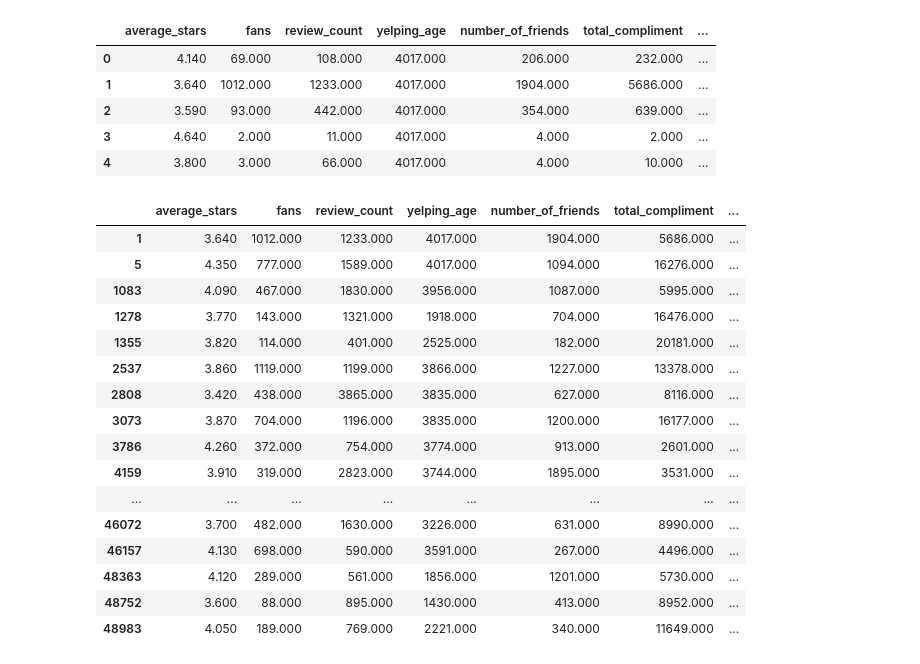
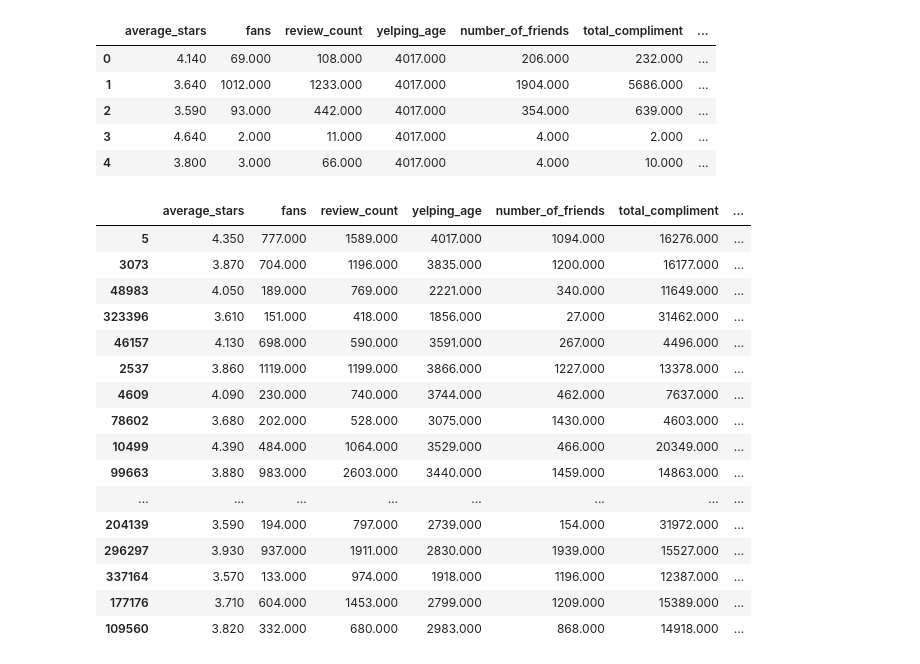
Before and after one commit to karissananetta/Nanetta_K_DAT24_final, a Jupyter notebook: nanette_notebook3_unsupervised.ipynb, the cells around one changed output. Saved outputs shown, nothing was run; the diff lists cells and outputs as text; code cells hidden in the pictures.

```diff
--- a/nanette_notebook3_unsupervised.ipynb
+++ b/nanette_notebook3_unsupervised.ipynb
@@ -382,24 +382,24 @@ full_matrix2.head()
 | 3 | 4.640 | 2.000 | 11.000 | 4017.000 | 4.000 | 2.000 | ... |
 | 4 | 3.800 | 3.000 | 66.000 | 4017.000 | 4.000 | 10.000 | ... |
 # %%
-full_matrix2[full_matrix2.segments == 2].head(50)
+full_matrix2[(full_matrix2.segments == 2) & (full_matrix2.num_reviews_before_user_review < 50)].head(168).sort('num_reviews_before_user_review')
 # %% [output]
 |  | average_stars | fans | review_count | yelping_age | number_of_friends | total_compliment | ... |
-| 1 | 3.640 | 1012.000 | 1233.000 | 4017.000 | 1904.000 | 5686.000 | ... |
 | 5 | 4.350 | 777.000 | 1589.000 | 4017.000 | 1094.000 | 16276.000 | ... |
-| 1083 | 4.090 | 467.000 | 1830.000 | 3956.000 | 1087.000 | 5995.000 | ... |
-| 1278 | 3.770 | 143.000 | 1321.000 | 1918.000 | 704.000 | 16476.000 | ... |
-| 1355 | 3.820 | 114.000 | 401.000 | 2525.000 | 182.000 | 20181.000 | ... |
+| 3073 | 3.870 | 704.000 | 1196.000 | 3835.000 | 1200.000 | 16177.000 | ... |
+| 48983 | 4.050 | 189.000 | 769.000 | 2221.000 | 340.000 | 11649.000 | ... |
+| 323396 | 3.610 | 151.000 | 418.000 | 1856.000 | 27.000 | 31462.000 | ... |
+| 46157 | 4.130 | 698.000 | 590.000 | 3591.000 | 267.000 | 4496.000 | ... |
 | 2537 | 3.860 | 1119.000 | 1199.000 | 3866.000 | 1227.000 | 13378.000 | ... |
-| 2808 | 3.420 | 438.000 | 3865.000 | 3835.000 | 627.000 | 8116.000 | ... |
-| 3073 | 3.870 | 704.000 | 1196.000 | 3835.000 | 1200.000 | 16177.000 | ... |
-| 3786 | 4.260 | 372.000 | 754.000 | 3774.000 | 913.000 | 2601.000 | ... |
-| 4159 | 3.910 | 319.000 | 2823.000 | 3744.000 | 1895.000 | 3531.000 | ... |
+| 4609 | 4.090 | 230.000 | 740.000 | 3744.000 | 462.000 | 7637.000 | ... |
+| 78602 | 3.680 | 202.000 | 528.000 | 3075.000 | 1430.000 | 4603.000 | ... |
+| 10499 | 4.390 | 484.000 | 1064.000 | 3529.000 | 466.000 | 20349.000 | ... |
+| 99663 | 3.880 | 983.000 | 2603.000 | 3440.000 | 1459.000 | 14863.000 | ... |
 | ... | ... | ... | ... | ... | ... | ... | ... |
-| 46072 | 3.700 | 482.000 | 1630.000 | 3226.000 | 631.000 | 8990.000 | ... |
-| 46157 | 4.130 | 698.000 | 590.000 | 3591.000 | 267.000 | 4496.000 | ... |
-| 48363 | 4.120 | 289.000 | 561.000 | 1856.000 | 1201.000 | 5730.000 | ... |
-| 48752 | 3.600 | 88.000 | 895.000 | 1430.000 | 413.000 | 8952.000 | ... |
-| 48983 | 4.050 | 189.000 | 769.000 | 2221.000 | 340.000 | 11649.000 | ... |
+| 204139 | 3.590 | 194.000 | 797.000 | 2739.000 | 154.000 | 31972.000 | ... |
+| 296297 | 3.930 | 937.000 | 1911.000 | 2830.000 | 1939.000 | 15527.000 | ... |
+| 337164 | 3.570 | 133.000 | 974.000 | 1918.000 | 1196.000 | 12387.000 | ... |
+| 177176 | 3.710 | 604.000 | 1453.000 | 2799.000 | 1209.000 | 15389.000 | ... |
+| 109560 | 3.820 | 332.000 | 680.000 | 2983.000 | 868.000 | 14918.000 | ... |
 # %%
 full_matrix2.to_csv('full_matrix2.csv')
```
Also changed, not shown: parts of 16 cells of this notebook, 3 other files.
